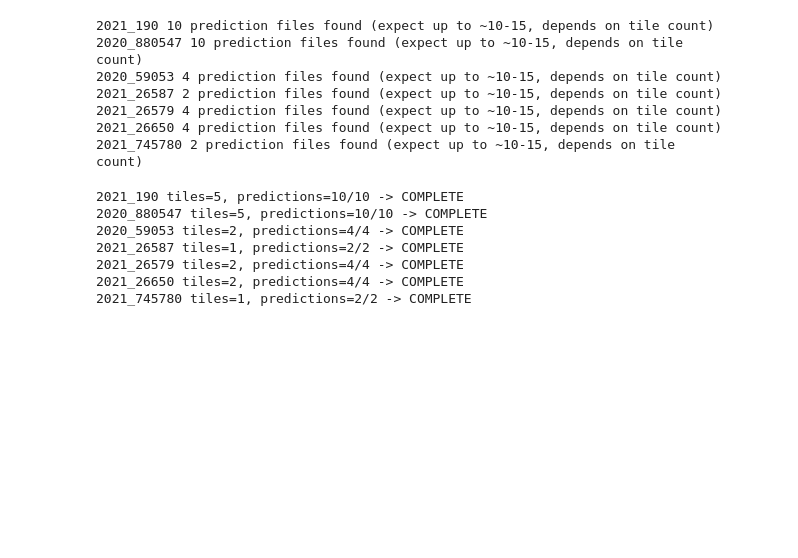
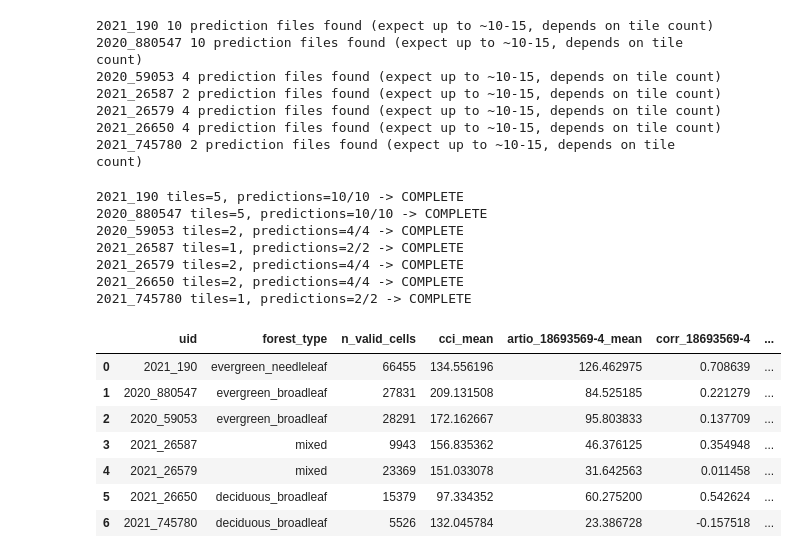
Before and after one commit to ada-th25/fire-impact-curves, a Jupyter notebook: notebooks/data.ipynb, the cells around one changed output. Cells and saved outputs as stored; diff of their text form; code cells hidden in the pictures; blank space fills up the shorter version.

Commit message:
Artio biomass validation

```diff
--- a/notebooks/data.ipynb
+++ b/notebooks/data.ipynb
@@ -1947,36 +1947,61 @@ for uid in all_7_uids:
 # %%
 import rasterio
 import numpy as np
+import pandas as pd
 from rasterio.warp import Resampling
 from src.grids import read_window, reproject_to_grid, pad_bounds
 from src.fires import load_fire
 
 CO2_TO_AGB = 1.72
 
-def compare_artio_vs_cci(uid, before_year, model_ids=("18693569-4", "18693595-3")):
+fire_info = {
+    "2021_190":    {"before_year": 2020, "quarter": "Q3", "forest_type": "evergreen_needleleaf"},
+    "2020_880547": {"before_year": 2019, "quarter": "Q1", "forest_type": "evergreen_broadleaf"},
+    "2020_59053":  {"before_year": 2019, "quarter": "Q3", "forest_type": "evergreen_broadleaf"},
+    "2021_26587":  {"before_year": 2020, "quarter": "Q3", "forest_type": "mixed"},
+    "2021_26579":  {"before_year": 2020, "quarter": "Q3", "forest_type": "mixed"},
+    "2021_26650":  {"before_year": 2020, "quarter": "Q3", "forest_type": "deciduous_broadleaf"},
+    "2021_745780": {"before_year": 2020, "quarter": "Q3", "forest_type": "deciduous_broadleaf"},
+}
+
+rows = []
+for uid, info in fire_info.items():
     fire = load_fire(uid)
     bounds = pad_bounds(fire.total_bounds, 0.15)
-    cci_path = f"../data/cci_agb_ee/agb_{uid}_{before_year}.tif"
+    cci_path = f"../data/cci_agb_ee/agb_{uid}_{info['before_year']}.tif"
     cci_arr, tr_ref, crs_ref = read_window(cci_path, bounds)
     shape = cci_arr.shape
 
-    results = {}
-    for model_id in model_ids:
-        path = f"../data/artio_test/{uid}_{model_id}.tif"  # download target, see below
+    artio_results = {}
+    for model_id in ["18693569-4", "18693595-3"]:
+        path = f"../data/artio_test/{uid}/{info['quarter']}_{model_id}.tif"
         with rasterio.open(path) as src:
             arr = src.read(1, masked=True).astype("float32").filled(np.nan) / CO2_TO_AGB
             tr_a, crs_a = src.transform, src.crs
-        results[model_id] = reproject_to_grid(
+        artio_results[model_id] = reproject_to_grid(
             np.nan_to_num(arr, nan=-9999), tr_a, crs_a, shape, tr_ref, crs_ref,
             resampling=Resampling.average, src_nodata=-9999,
         )
 
     valid = np.isfinite(cci_arr)
-    for arr in results.values():
+    for arr in artio_results.values():
         valid &= np.isfinite(arr)
-    print(f"--- {uid} --- valid cells: {valid.sum()} of {cci_arr.size}")
-    print("CCI mean:", np.nanmean(cci_arr[valid]), " median:", np.nanmedian(cci_arr[valid]))
-    for model_id, arr in results.items():
-        corr = np.corrcoef(cci_arr[valid], arr[valid])[0, 1]
-        print(f"Artio {model_id}: mean={np.nanmean(arr[valid]):.1f}  corr={corr:.3f}")
-    return valid, results
+
+    row = {"uid": uid, "forest_type": info["forest_type"], "n_valid_cells": valid.sum(),
+           "cci_mean": np.nanmean(cci_arr[valid])}
+    for model_id, arr in artio_results.items():
+        row[f"artio_{model_id}_mean"] = np.nanmean(arr[valid])
+        row[f"corr_{model_id}"] = np.corrcoef(cci_arr[valid], arr[valid])[0, 1]
+    rows.append(row)
+
+summary = pd.DataFrame(rows)
+summary
+# %% [output]
+|  | uid | forest_type | n_valid_cells | cci_mean | artio_18693569-4_mean | corr_18693569-4 | ... |
+| 0 | 2021_190 | evergreen_needleleaf | 66455 | 134.556196 | 126.462975 | 0.708639 | ... |
+| 1 | 2020_880547 | evergreen_broadleaf | 27831 | 209.131508 | 84.525185 | 0.221279 | ... |
+| 2 | 2020_59053 | evergreen_broadleaf | 28291 | 172.162667 | 95.803833 | 0.137709 | ... |
+| 3 | 2021_26587 | mixed | 9943 | 156.835362 | 46.376125 | 0.354948 | ... |
+| 4 | 2021_26579 | mixed | 23369 | 151.033078 | 31.642563 | 0.011458 | ... |
+| 5 | 2021_26650 | deciduous_broadleaf | 15379 | 97.334352 | 60.275200 | 0.542624 | ... |
+| 6 | 2021_745780 | deciduous_broadleaf | 5526 | 132.045784 | 23.386728 | -0.157518 | ... |
```
